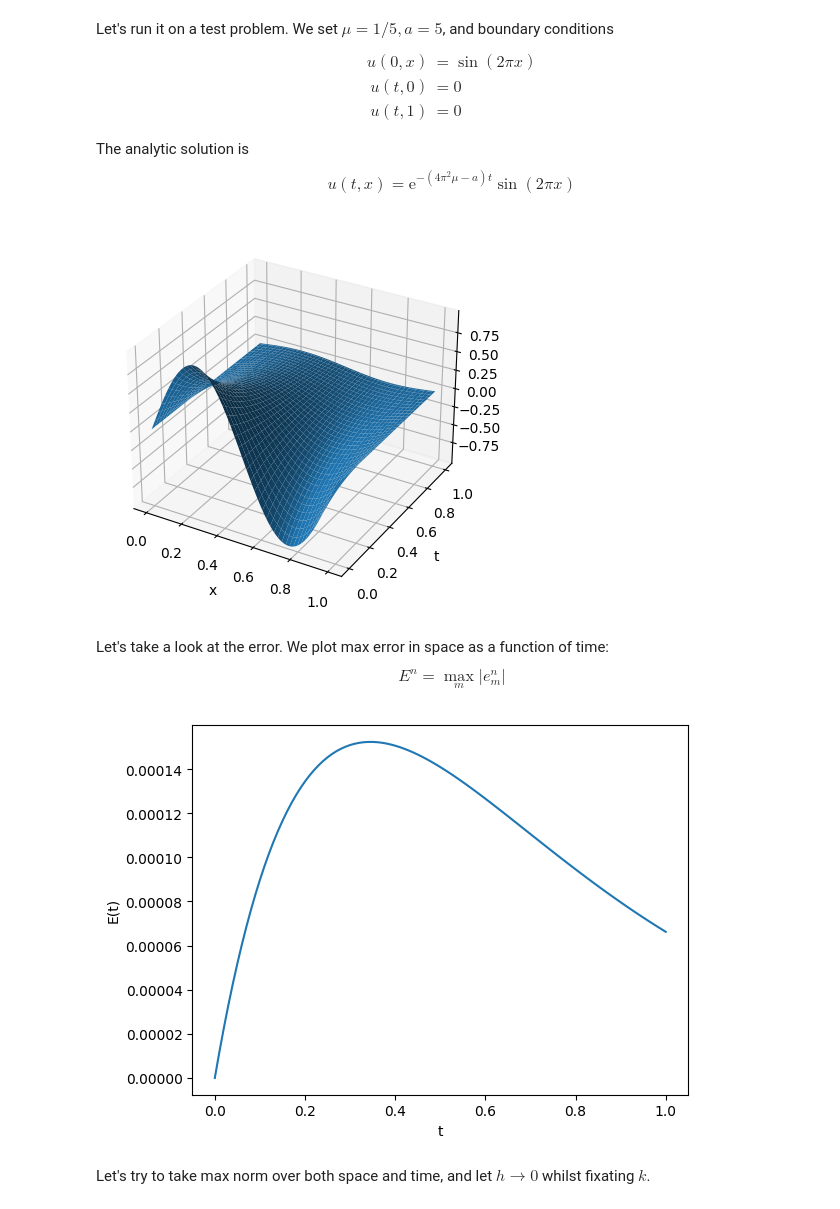
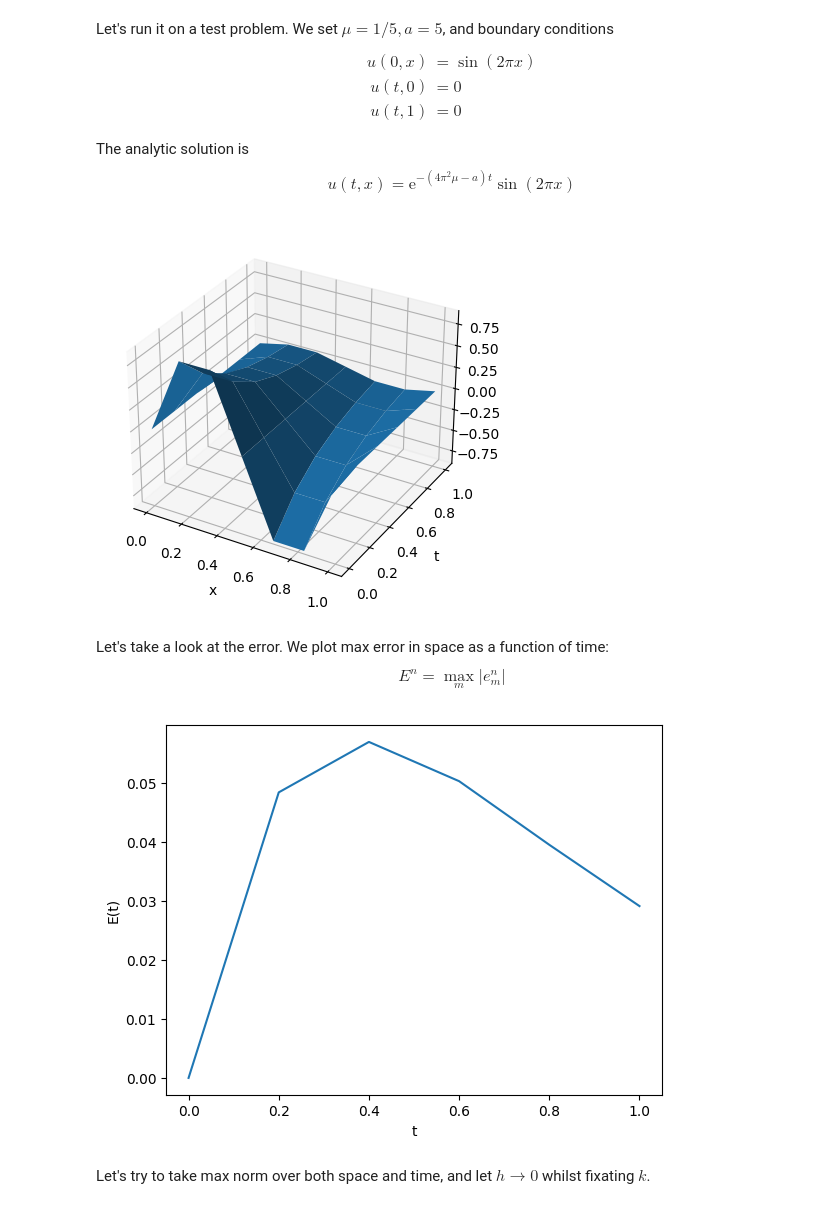
Before and after one commit to Kajrakso/numdiff_project1, a Jupyter notebook: src/oppg1.ipynb, the cells around one changed output. Saved outputs shown, nothing was run; the diff lists cells and outputs as text; code cells hidden in the pictures.

```diff
--- a/src/oppg1.ipynb
+++ b/src/oppg1.ipynb
@@ -117,15 +117,15 @@ def plot3d(x, t, sol):
 # %%
 solver = ReacDiffSolver(
     mu=0.2,
     a=5,
     f=lambda x: np.sin(2*np.pi*x),
     g1=lambda t: 0*t,
     g2=lambda t: 0*t
 )
-sol, x, t = solver.solve(M=1000, N=100)
+sol, x, t = solver.solve(M=5, N=5)
 plot3d(x, t, sol)
 # %% [output]
-[figure, old version]
+[figure, new version]
 # %% [markdown]
 Let's take a look at the error.
 We plot max error in space as a function of time:
@@ -143,7 +143,7 @@ ax.plot(t, errs)
 ax.set(ylabel="E(t)", xlabel="t")
 plt.show()
 # %% [output]
-[figure, old version]
+[figure, new version]
 # %% [markdown]
 Let's try to take max norm over both space and time, and let $h \to 0$ whilst fixating $k$.
 # %%
```
Also changed, not shown: parts of 2 cells of this notebook, 2 other files.
